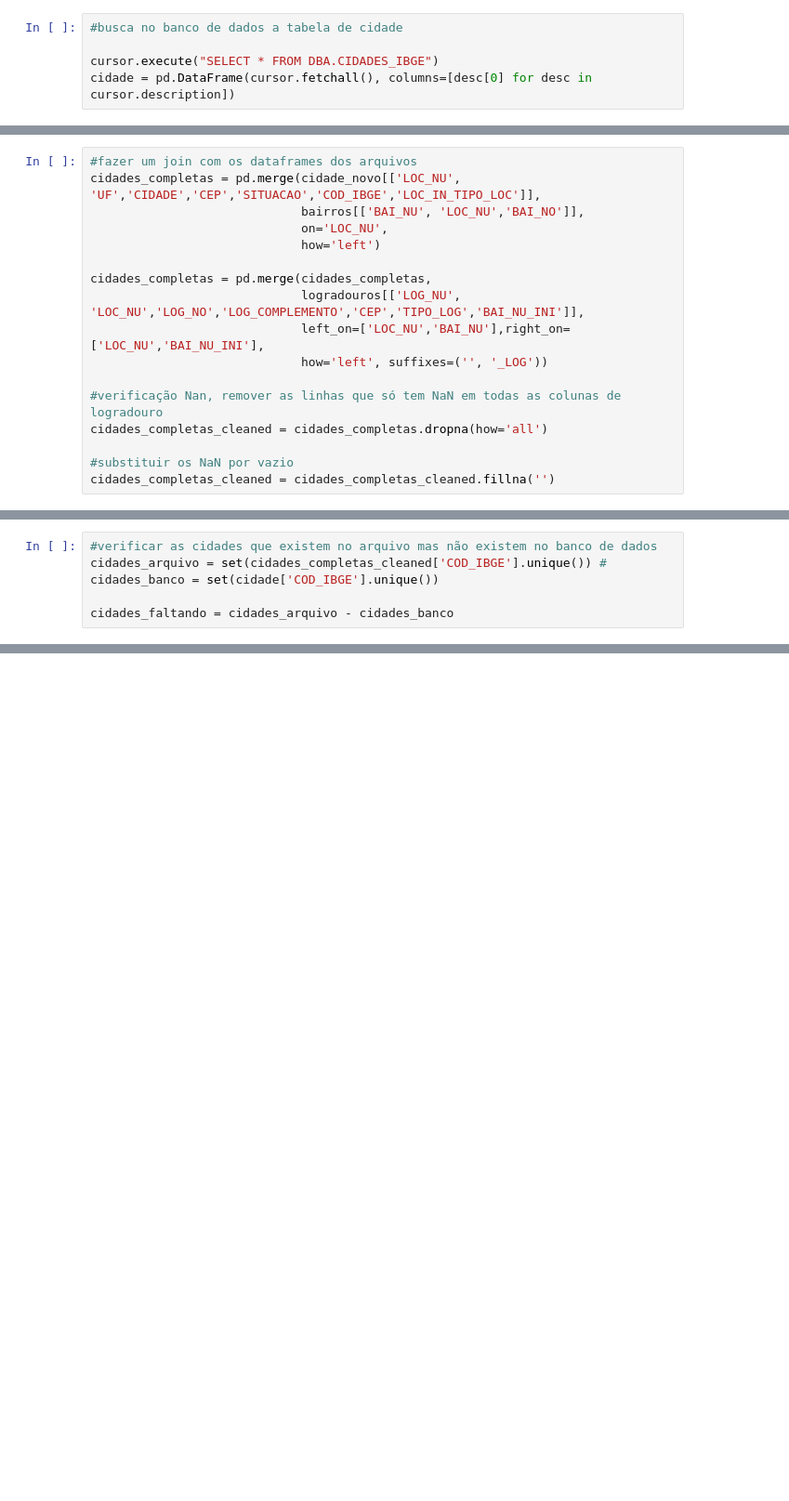
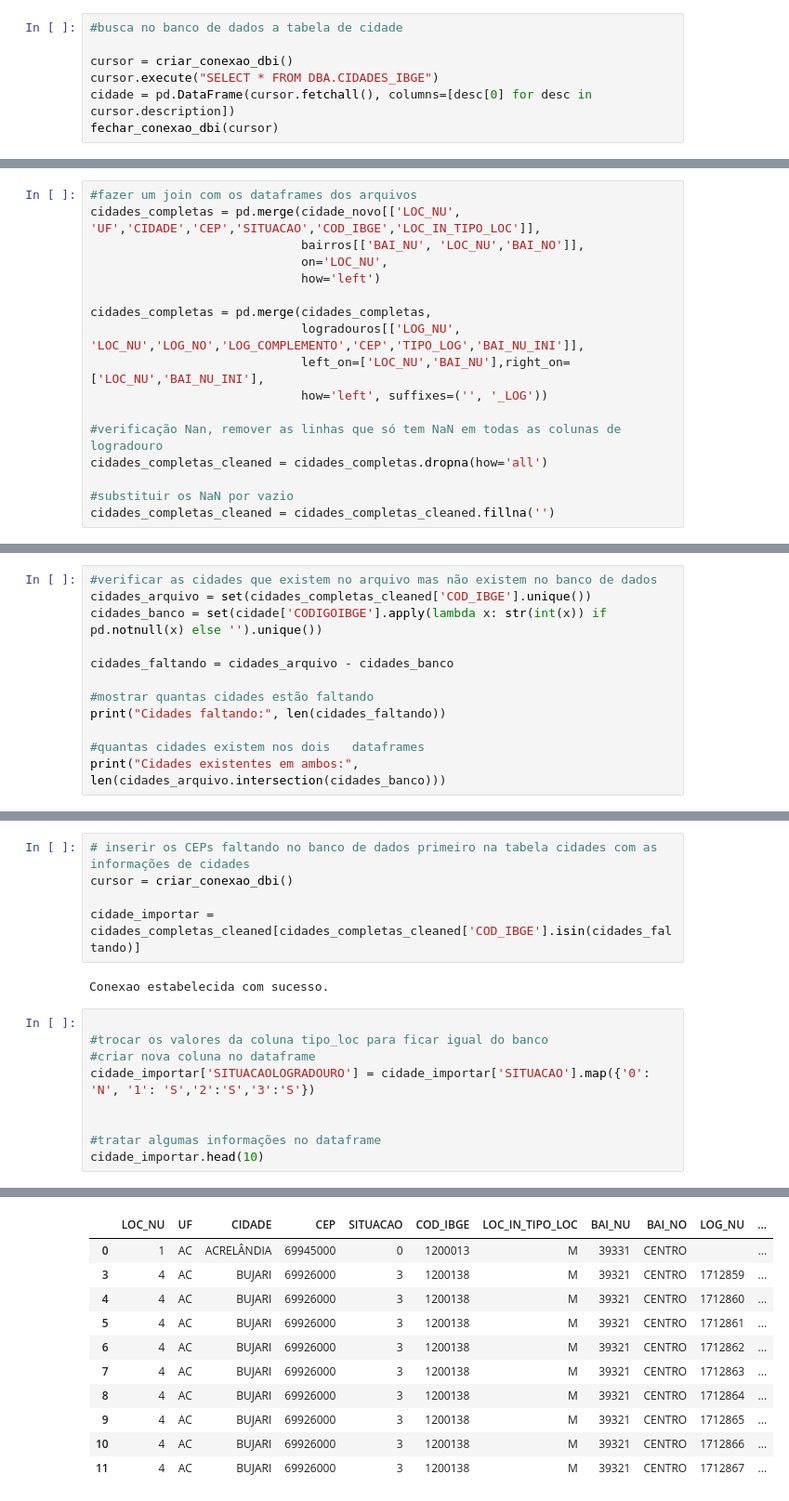
Before and after one commit to rafamaciel21/Atualizacao_Ceps, a Jupyter notebook: codigo.ipynb, the cells around one changed output, grey strips where cells are left out. Shown at 93% size. Saved outputs shown, nothing was run; the diff lists cells and outputs as text; blank space fills up the shorter version.

```diff
--- a/codigo.ipynb
+++ b/codigo.ipynb
@@ -147,5 +180,7 @@ var_log.head(10)
 # %%
 #busca no banco de dados a tabela de cidade
 
+cursor = criar_conexao_dbi()
 cursor.execute("SELECT * FROM DBA.CIDADES_IBGE")
 cidade = pd.DataFrame(cursor.fetchall(), columns=[desc[0] for desc in cursor.description])
+fechar_conexao_dbi(cursor)
@@ -219,7 +285,13 @@ cidades_completas_cleaned = cidades_completas_cleaned.fillna('')
 Nesta seção será feito a validação do que é cidade e o que é logradouro, se a cidade ja existe e se está como logradou ou não.
 # %%
 #verificar as cidades que existem no arquivo mas não existem no banco de dados
-cidades_arquivo = set(cidades_completas_cleaned['COD_IBGE'].unique()) #
-cidades_banco = set(cidade['COD_IBGE'].unique())
+cidades_arquivo = set(cidades_completas_cleaned['COD_IBGE'].unique())
+cidades_banco = set(cidade['CODIGOIBGE'].apply(lambda x: str(int(x)) if pd.notnull(x) else '').unique())
 
 cidades_faltando = cidades_arquivo - cidades_banco
+
+#mostrar quantas cidades estão faltando
+print("Cidades faltando:", len(cidades_faltando))
+
+#quantas cidades existem nos dois   dataframes
+print("Cidades existentes em ambos:", len(cidades_arquivo.intersection(cidades_banco)))
@@ -225,0 +320,17 @@ cidades_faltando = cidades_arquivo - cidades_banco
+# %%
+# inserir os CEPs faltando no banco de dados primeiro na tabela cidades com as informações de cidades
+cursor = criar_conexao_dbi()
+
+cidade_importar = cidades_completas_cleaned[cidades_completas_cleaned['COD_IBGE'].isin(cidades_faltando)]
+# %% [output]
+Conexao estabelecida com sucesso.
+# %%
+
+#trocar os valores da coluna tipo_loc para ficar igual do banco
+#criar nova coluna no dataframe
+cidade_importar['SITUACAOLOGRADOURO'] = cidade_importar['SITUACAO'].map({'0': 'N', '1': 'S','2':'S','3':'S'})
+
+
+#tratar algumas informações no dataframe
+cidade_importar.head(10)
+# %% [output]
@@ -225,0 +342,11 @@ cidades_faltando = cidades_arquivo - cidades_banco
+|  | LOC_NU | UF | CIDADE | CEP | SITUACAO | COD_IBGE | LOC_IN_TIPO_LOC | BAI_NU | BAI_NO | LOG_NU | ... |
+| 0 | 1 | AC | ACRELÂNDIA | 69945000 | 0 | 1200013 | M | 39331 | CENTRO |  | ... |
+| 3 | 4 | AC | BUJARI | 69926000 | 3 | 1200138 | M | 39321 | CENTRO | 1712859 | ... |
+| 4 | 4 | AC | BUJARI | 69926000 | 3 | 1200138 | M | 39321 | CENTRO | 1712860 | ... |
+| 5 | 4 | AC | BUJARI | 69926000 | 3 | 1200138 | M | 39321 | CENTRO | 1712861 | ... |
+| 6 | 4 | AC | BUJARI | 69926000 | 3 | 1200138 | M | 39321 | CENTRO | 1712862 | ... |
+| 7 | 4 | AC | BUJARI | 69926000 | 3 | 1200138 | M | 39321 | CENTRO | 1712863 | ... |
+| 8 | 4 | AC | BUJARI | 69926000 | 3 | 1200138 | M | 39321 | CENTRO | 1712864 | ... |
+| 9 | 4 | AC | BUJARI | 69926000 | 3 | 1200138 | M | 39321 | CENTRO | 1712865 | ... |
+| 10 | 4 | AC | BUJARI | 69926000 | 3 | 1200138 | M | 39321 | CENTRO | 1712866 | ... |
+| 11 | 4 | AC | BUJARI | 69926000 | 3 | 1200138 | M | 39321 | CENTRO | 1712867 | ... |
```
Also changed, not shown: parts of 21 cells of this notebook, 3 other files.
